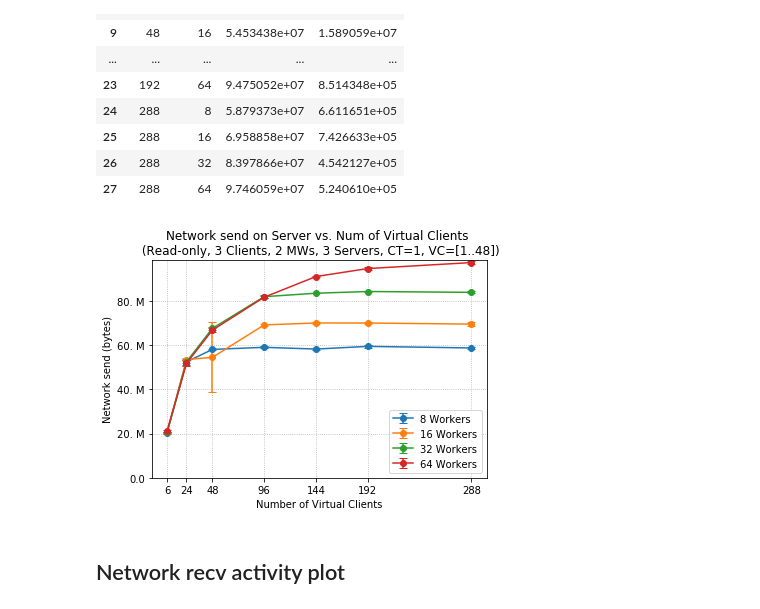
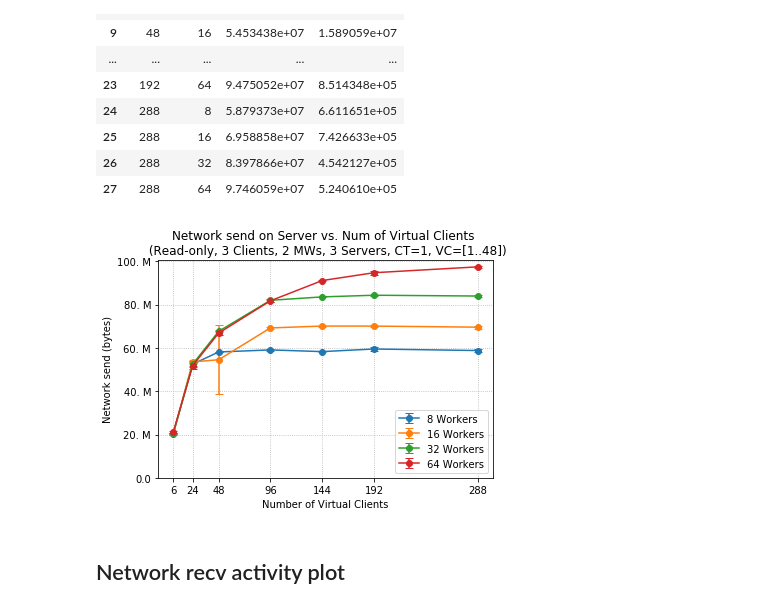
Before and after one commit to florianmorath/ASL_project, a Jupyter notebook: scripts/3_ThroughputForWrites/plot_dstat-logs_full_write.ipynb, the cells around one changed output. Drawn from its saved outputs; the diff is of its cells as text; code cells hidden in the pictures.

```diff
--- a/scripts/3_ThroughputForWrites/plot_dstat-logs_full_write.ipynb
+++ b/scripts/3_ThroughputForWrites/plot_dstat-logs_full_write.ipynb
@@ -105,31 +105,31 @@ df_c
 # %%
 f = plt.figure()
 plt.title("Network send on Server vs. Num of Virtual Clients \n (Read-only, 3 Clients, 2 MWs, 3 Servers, CT=1, VC=[1..48])")
 
 for worker in worker_list:
     # extract values of interest
     df_c_cut = df_c[(df_c.worker == worker)]
 
     vcs = df_c_cut['client']
     tps = df_c_cut['netsend_mean']
     std = df_c_cut['netsend_std']
 
     plt.errorbar(x = vcs, y = tps, yerr = std, label = "{} Workers".format(worker), capsize = 4, marker='o')
 
 plt.grid(linestyle = "dotted")
 plt.ylabel("Network send (bytes)")
 plt.xlabel("Number of Virtual Clients")
 plt.xticks([0] + np.array(vcs))
-plt.ylim(bottom=0, top=1e6+np.max(df_c['netsend_mean']))
+plt.ylim(bottom=0, top=3e6+np.max(df_c['netsend_mean']))
 plt.legend()
 
 ax = plt.gca()
 ax.yaxis.set_major_formatter(tick.FuncFormatter(y_fmt))
 
 plt.show()
 f.savefig("/Users/florianmorath/Desktop/ASL_project/scripts/3_ThroughputForWrites/processed_data/"+date+"/"+file_name[:-4]+".png", dpi = 150)
 # %% [output]
-[figure, old version]
+[figure, new version]
 # %% [markdown]
 ## Network recv activity plot
 # %%
```
Also changed, not shown: 8 other files.
